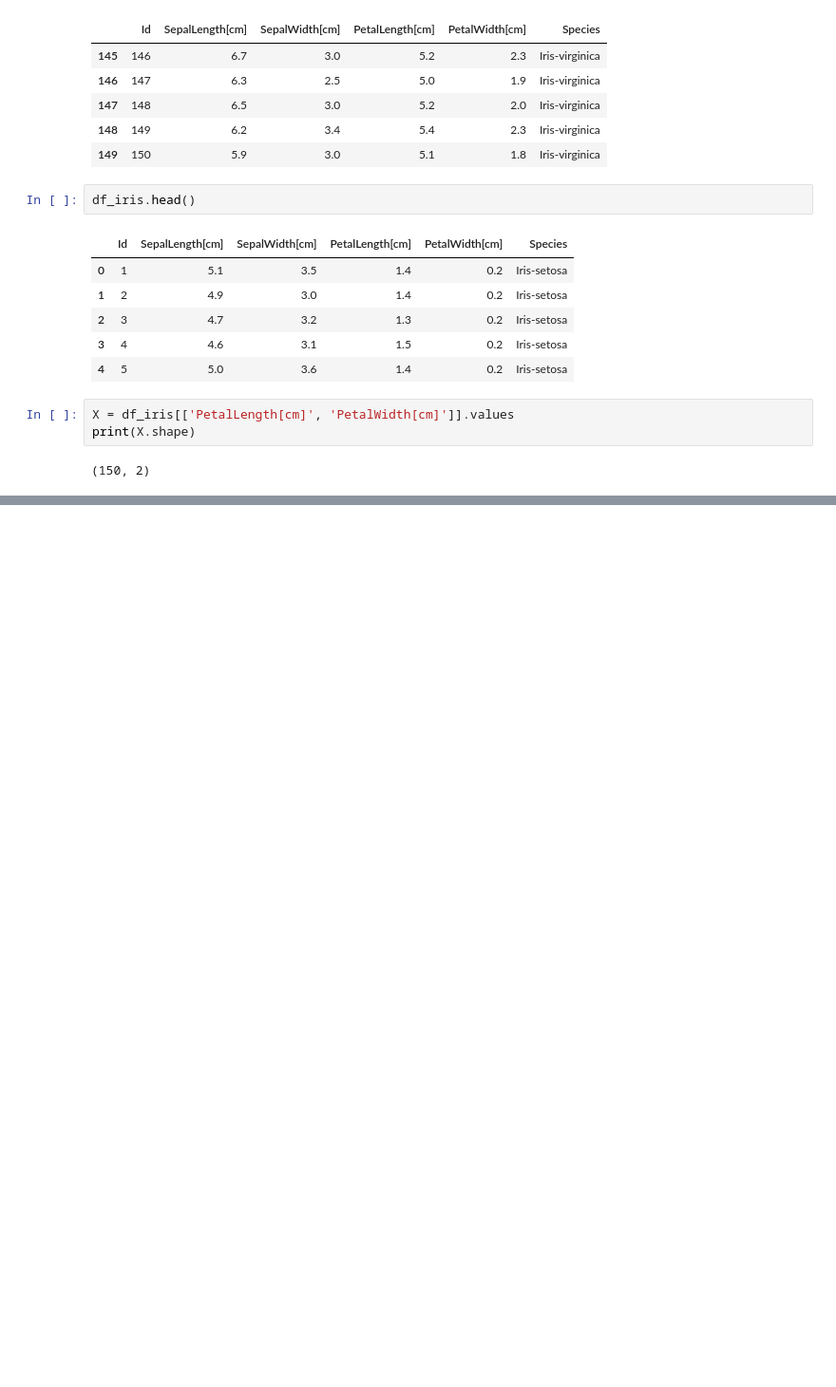
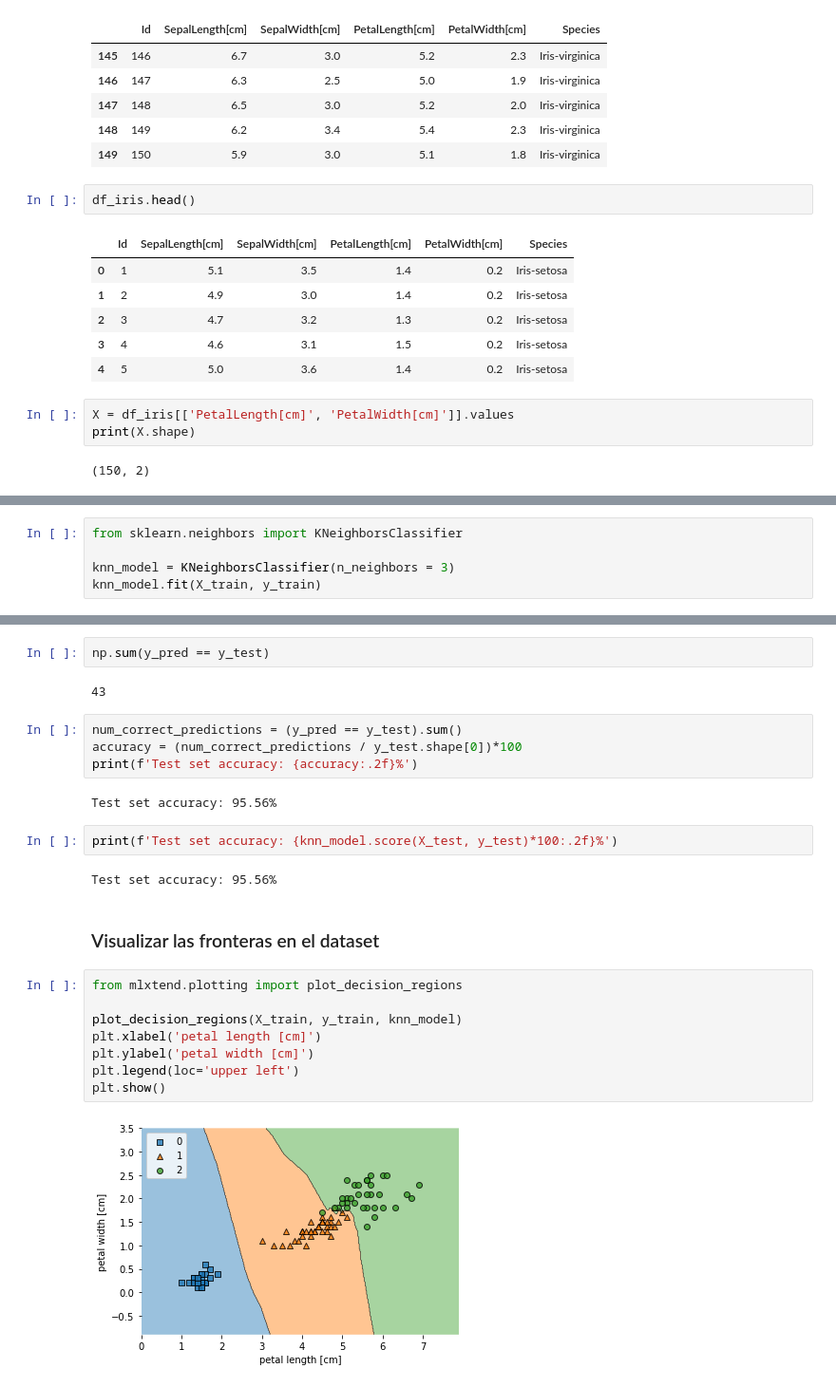
Before and after one commit to JASorianoHernandez/Notebooks, a Jupyter notebook: Intro_to_Machine_Learning_and_Statistical_Pattern_Classification_Course.ipynb, the cells around one changed output, grey strips where cells are left out. Shown: that part at 95% size. Cells and saved outputs as stored; diff of their text form; blank space fills up the shorter version.

```diff
--- a/Intro_to_Machine_Learning_and_Statistical_Pattern_Classification_Course.ipynb
+++ b/Intro_to_Machine_Learning_and_Statistical_Pattern_Classification_Course.ipynb
@@ -297,0 +395,5 @@ X_test, y_test = X_shuffled[105:], y_shuffled[105:]
+# %%
+from sklearn.neighbors import KNeighborsClassifier
+
+knn_model = KNeighborsClassifier(n_neighbors = 3)
+knn_model.fit(X_train, y_train)
@@ -297,0 +421,26 @@ X_test, y_test = X_shuffled[105:], y_shuffled[105:]
+# %%
+np.sum(y_pred == y_test)
+# %% [output]
+43
+# %%
+num_correct_predictions = (y_pred == y_test).sum()
+accuracy = (num_correct_predictions / y_test.shape[0])*100
+print(f'Test set accuracy: {accuracy:.2f}%')
+# %% [output]
+Test set accuracy: 95.56%
+# %%
+print(f'Test set accuracy: {knn_model.score(X_test, y_test)*100:.2f}%')
+# %% [output]
+Test set accuracy: 95.56%
+# %% [markdown]
+### Visualizar las fronteras en el dataset
+# %%
+from mlxtend.plotting import plot_decision_regions
+
+plot_decision_regions(X_train, y_train, knn_model)
+plt.xlabel('petal length [cm]')
+plt.ylabel('petal width [cm]')
+plt.legend(loc='upper left')
+plt.show()
+# %% [output]
+[figure, added]
```
Also changed, not shown: parts of 38 cells of this notebook.
